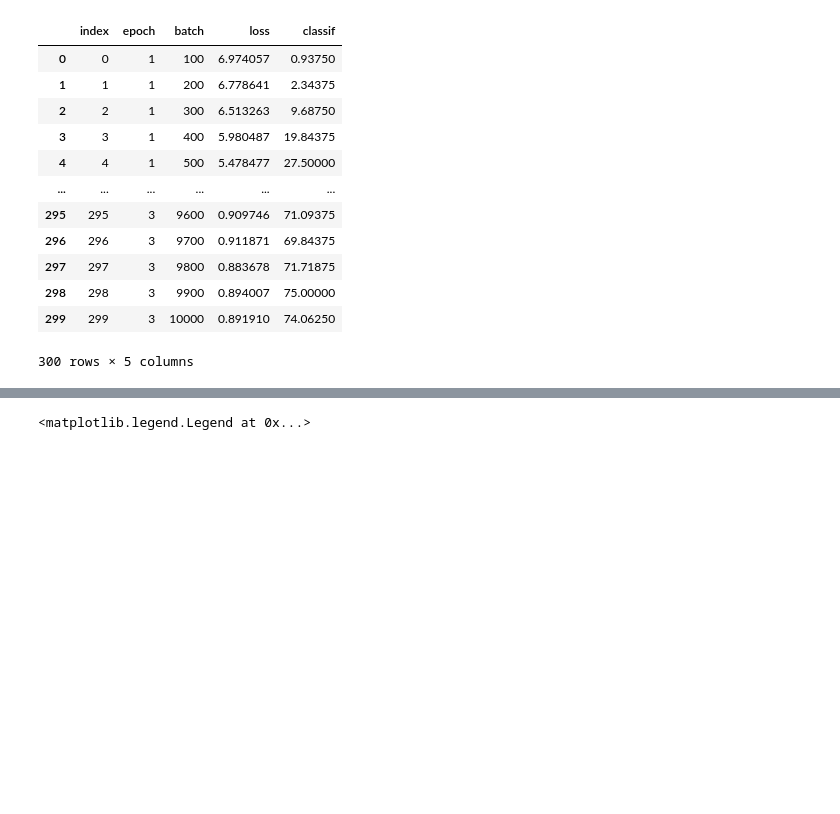
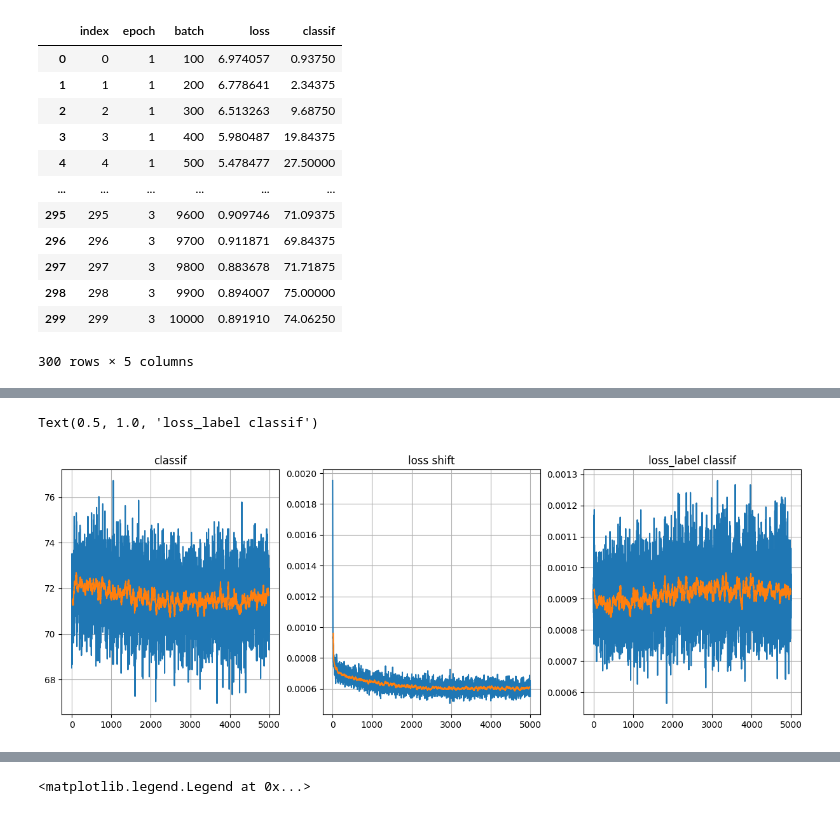
Before and after one commit to gdbmanu/S3C, a Jupyter notebook: notebooks/03_results_analysis.ipynb, the cells around one changed output, grey strips where cells are left out. Cells and saved outputs as stored; diff of their text form; code cells hidden in the pictures; blank space fills up the shorter version.

```diff
--- a/notebooks/03_results_analysis.ipynb
+++ b/notebooks/03_results_analysis.ipynb
@@ -110,0 +175,10 @@ Clés de l'historique : ['epoch', 'batch', 'loss', 'classif']
+# %%
+checkpoint_path = os.path.join(teacher_triple_z_head_dir, f"checkpoint_epoch{epoch_teacher_triple_z_head}.pt")  # exemple
+checkpoint = torch.load(checkpoint_path, map_location="cpu")
+# Vérifie les clés disponibles
+print("Clés du checkpoint :", list(checkpoint.keys()))
+print("Clés de l'historique :", list(checkpoint['history'].keys()))
+
+teacher_triple_z_head_df = pd.DataFrame(checkpoint['history'])
+teacher_triple_z_head_df = teacher_triple_z_head_df.reset_index()
+teacher_triple_z_head_df
@@ -225,0 +383,23 @@ plt.legend()
+# %%
+plt.figure(figsize=(15,5))
+
+plt.subplot(1,3,1)
+plt.plot(teacher_triple_z_head_df['classif'])
+plt.plot(np.arange(len(teacher_triple_z_head_df))[16:-15], np.convolve(np.ones(30)/30, teacher_triple_z_head_df['classif'])[30:-30])
+plt.grid()
+plt.title('classif')
+
+plt.subplot(1,3,2)
+plt.plot(teacher_triple_z_head_df['loss_shift'])
+plt.plot(np.arange(len(teacher_triple_z_head_df))[16:-15], np.convolve(np.ones(30)/30, teacher_triple_z_head_df['loss_shift'])[30:-30])
+plt.grid()
+plt.title('loss shift')
+
+plt.subplot(1,3,3)
+plt.plot(teacher_triple_z_head_df['loss_label'])
+plt.plot(np.arange(len(teacher_triple_z_head_df))[16:-15], np.convolve(np.ones(30)/30, teacher_triple_z_head_df['loss_label'])[30:-30])
+plt.grid()
+plt.title('loss_label classif')
+# %% [output]
+Text(0.5, 1.0, 'loss_label classif')
+[figure, added]
```
Also changed, not shown: parts of 11 cells of this notebook, 1 other file.
